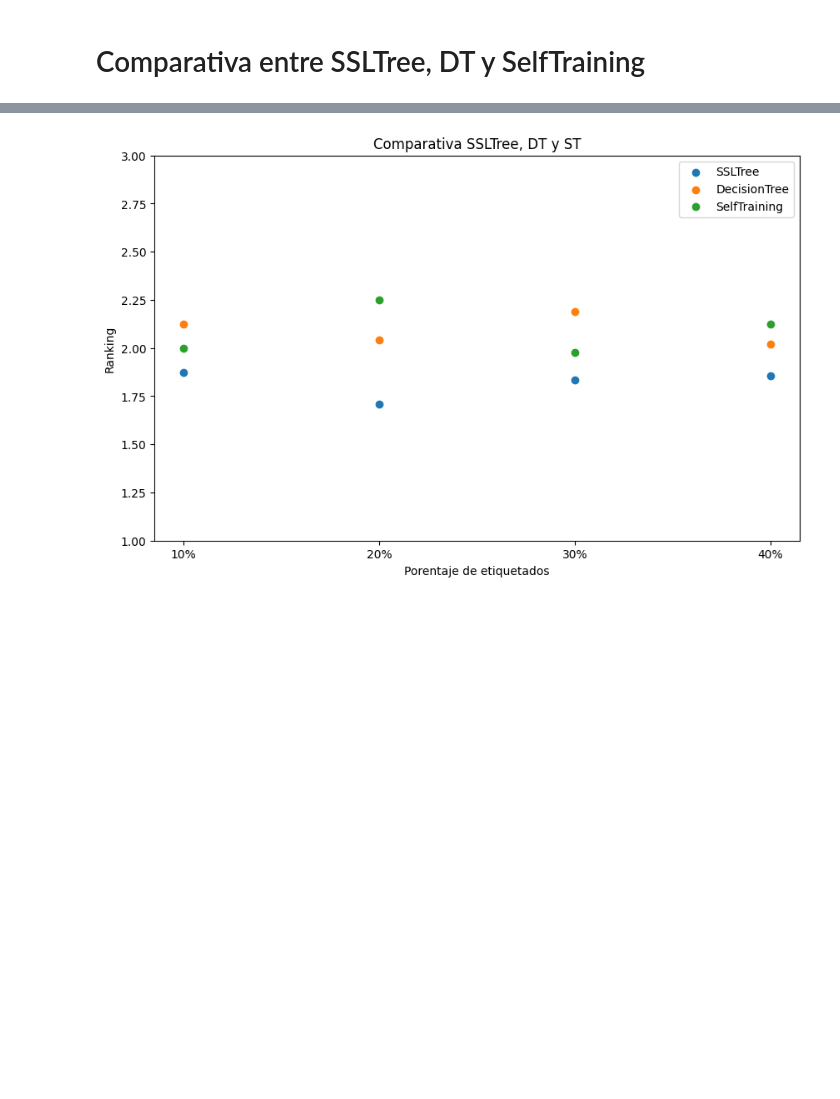
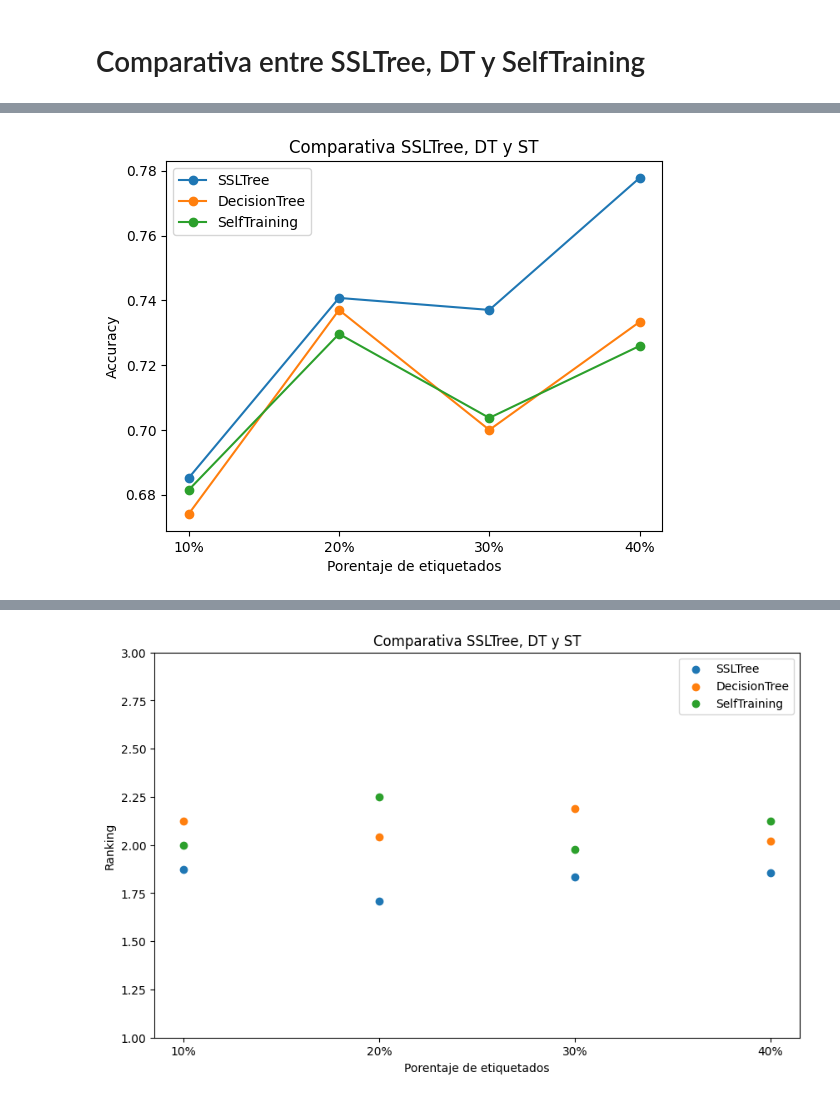
Before and after one commit to dmacha27/TFM-VIU, a Jupyter notebook: metodos/SSLTree/experimentos/comparativa.ipynb, the cells around one changed output, grey strips where cells are left out. Cells and saved outputs as stored; diff of their text form; code cells hidden in the pictures; blank space fills up the shorter version.

```diff
--- a/metodos/SSLTree/experimentos/comparativa.ipynb
+++ b/metodos/SSLTree/experimentos/comparativa.ipynb
@@ -32,0 +57,4 @@ print("Resultados guardados")
+# %%
+plot_comparativa("heart")
+# %% [output]
+[figure, added]
```
Also changed, not shown: parts of 5 cells of this notebook.
